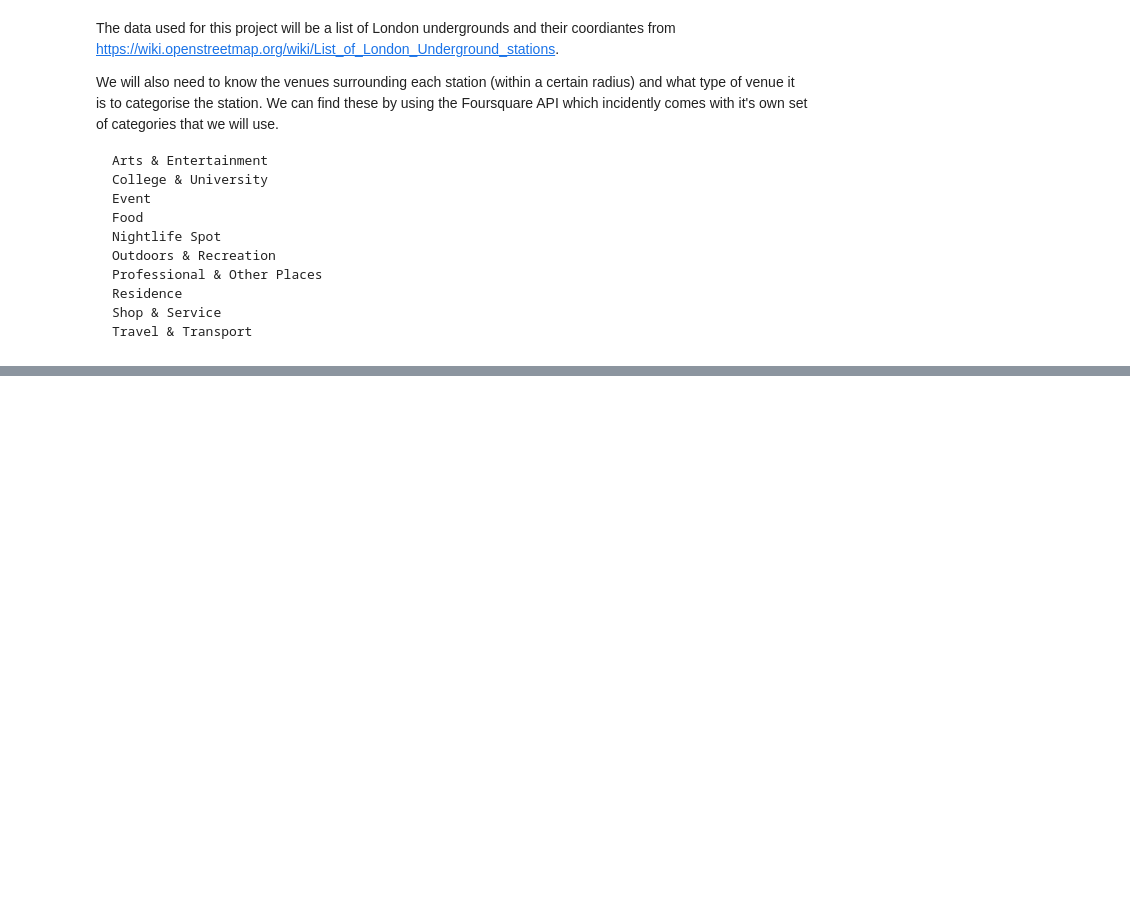
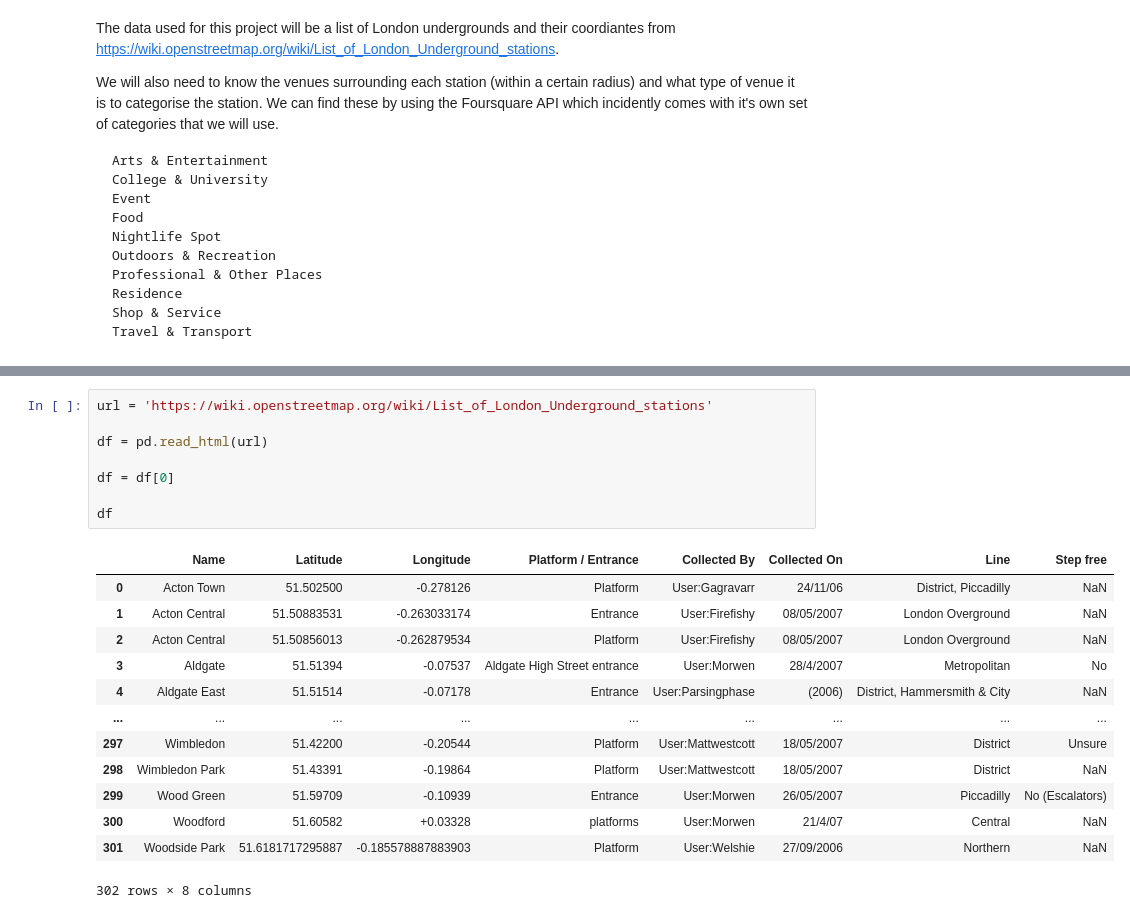
Before and after one commit to Hekkta/Coursera_Capstone, a Jupyter notebook: Capstone final assignment.ipynb, the cells around one changed output, grey strips where cells are left out. Drawn from its saved outputs; the diff is of its cells as text; blank space fills up the shorter version.

```diff
--- a/Capstone final assignment.ipynb
+++ b/Capstone final assignment.ipynb
@@ -25,0 +47,22 @@ We will also need to know the venues surrounding each station (within a certain
+# %%
+url = 'https://wiki.openstreetmap.org/wiki/List_of_London_Underground_stations'
+
+df = pd.read_html(url)
+
+df = df[0]
+
+df
+# %% [output]
+|  | Name | Latitude | Longitude | Platform / Entrance | Collected By | Collected On | Line | Step free |
+| 0 | Acton Town | 51.502500 | -0.278126 | Platform | User:Gagravarr | 24/11/06 | District, Piccadilly | NaN |
+| 1 | Acton Central | 51.50883531 | -0.263033174 | Entrance | User:Firefishy | 08/05/2007 | London Overground | NaN |
+| 2 | Acton Central | 51.50856013 | -0.262879534 | Platform | User:Firefishy | 08/05/2007 | London Overground | NaN |
+| 3 | Aldgate | 51.51394 | -0.07537 | Aldgate High Street entrance | User:Morwen | 28/4/2007 | Metropolitan | No |
+| 4 | Aldgate East | 51.51514 | -0.07178 | Entrance | User:Parsingphase | (2006) | District, Hammersmith & City | NaN |
+| ... | ... | ... | ... | ... | ... | ... | ... | ... |
+| 297 | Wimbledon | 51.42200 | -0.20544 | Platform | User:Mattwestcott | 18/05/2007 | District | Unsure |
+| 298 | Wimbledon Park | 51.43391 | -0.19864 | Platform | User:Mattwestcott | 18/05/2007 | District | NaN |
+| 299 | Wood Green | 51.59709 | -0.10939 | Entrance | User:Morwen | 26/05/2007 | Piccadilly | No (Escalators) |
+| 300 | Woodford | 51.60582 | +0.03328 | platforms | User:Morwen | 21/4/07 | Central | NaN |
+| 301 | Woodside Park | 51.6181717295887 | -0.185578887883903 | Platform | User:Welshie | 27/09/2006 | Northern | NaN |
+302 rows × 8 columns
```
Also changed, not shown: parts of 25 cells of this notebook.
